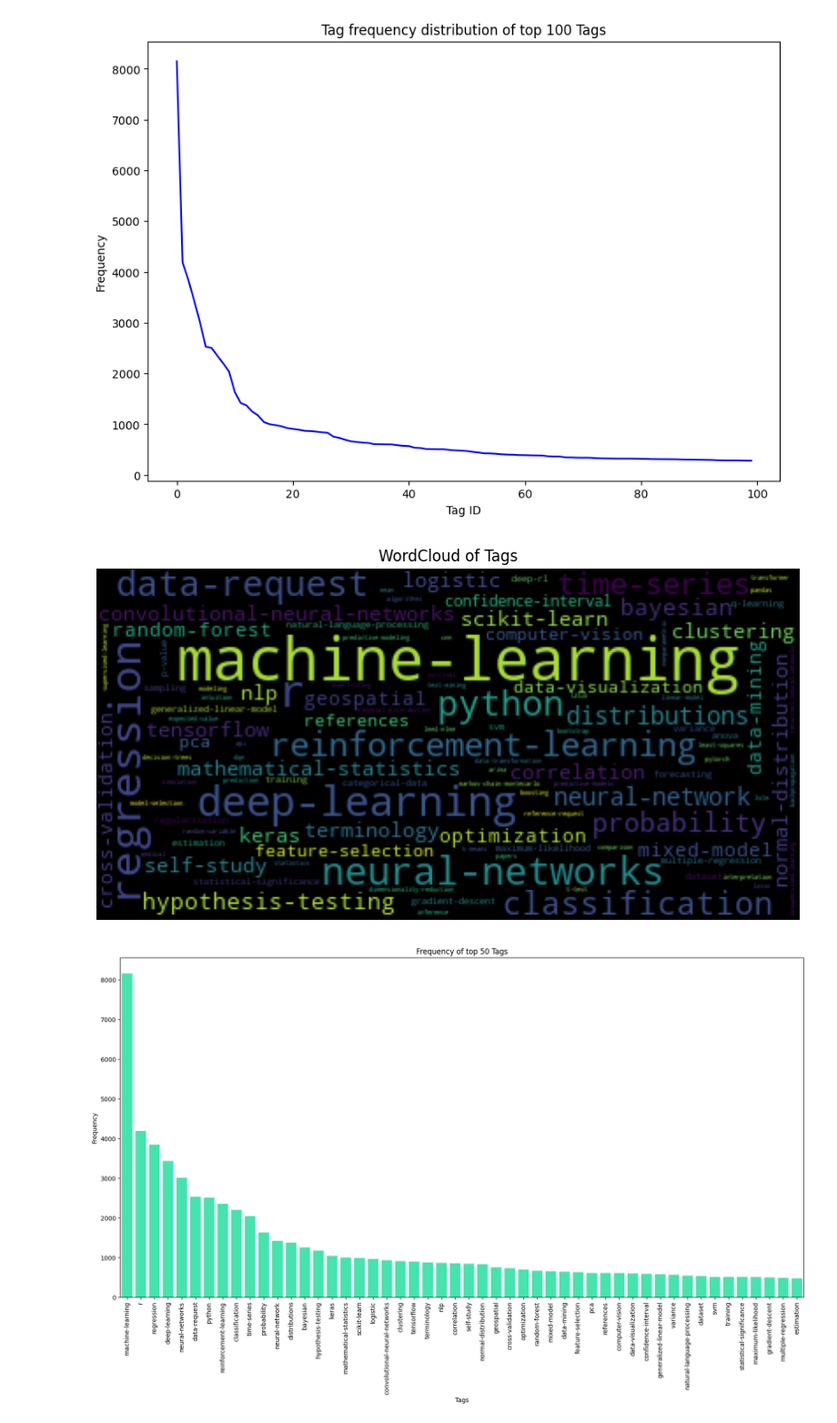
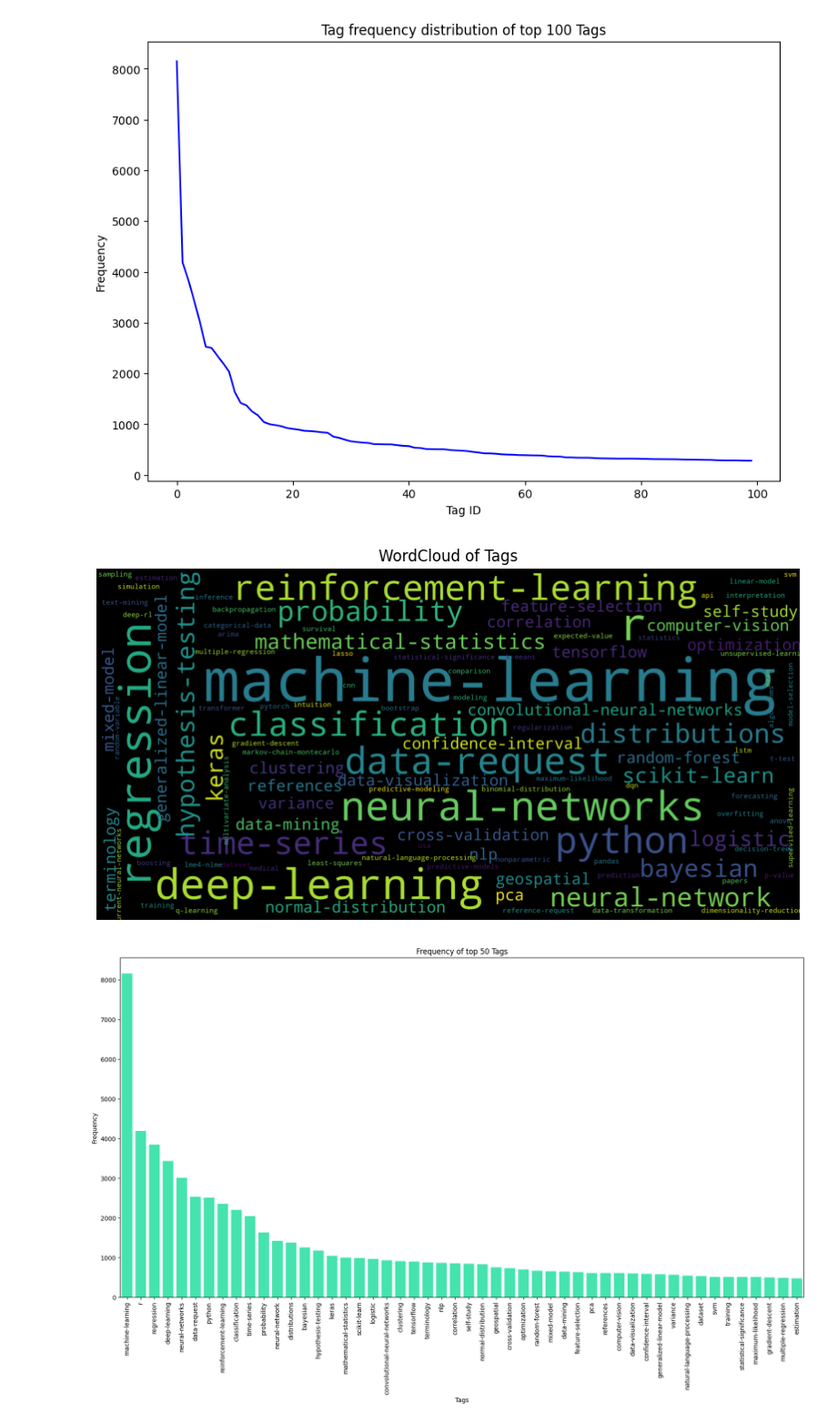
Before and after one commit to Harsh502s/Automatic-Question-Tagging-System, a Jupyter notebook: EDA.ipynb, the cells around one changed output. Shown at 91% size. Cells and saved outputs as stored; diff of their text form; code cells hidden in the pictures.

```diff
--- a/EDA.ipynb
+++ b/EDA.ipynb
@@ -105,15 +105,15 @@ plt.show()
 # %%
 # plot word count for tags
 wordcloud = WordCloud(
-    background_color="black", max_words=200
+    background_color="black", max_words=200,scale=10,
 ).generate_from_frequencies(tag_freq_ser)
 fig = plt.figure(figsize=[10, 10])
 plt.title("WordCloud of Tags")
 plt.axis("off")
 plt.imshow(wordcloud)
 plt.show()
 # %% [output]
-[figure, old version]
+[figure, new version]
 # %%
 # Frequency top 50 tags
 fig = plt.figure(figsize=[20, 10])
```
